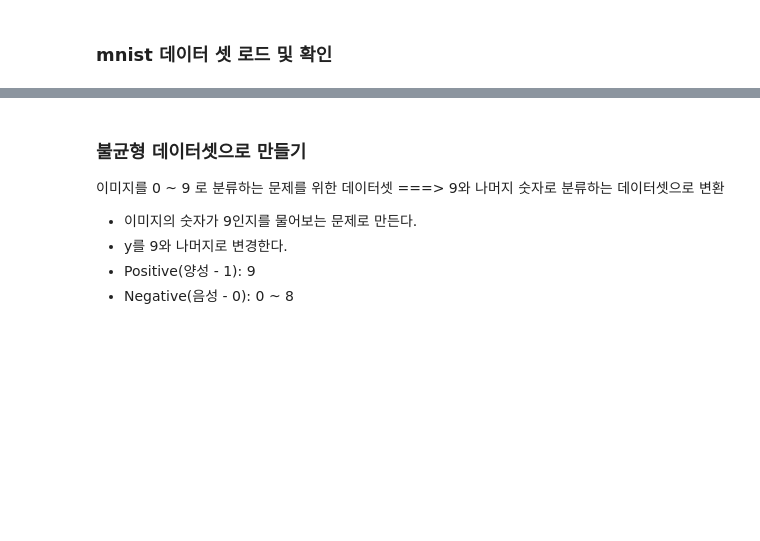
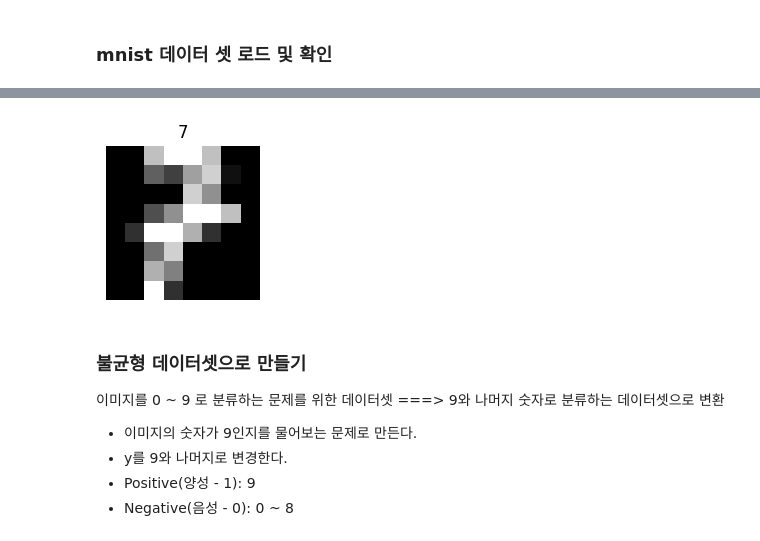
Before and after one commit to dawnhub/PLAYDATA-DA-35, a Jupyter notebook: classes/07_machine_learning/05_평가지표.ipynb, the cells around one changed output, grey strips where cells are left out. Cells and saved outputs as stored; diff of their text form; code cells hidden in the pictures; blank space fills up the shorter version.

```diff
--- a/classes/07_machine_learning/05_평가지표.ipynb
+++ b/classes/07_machine_learning/05_평가지표.ipynb
@@ -86,12 +123,14 @@ np.unique(y, return_counts=True)
 # %%
 ##### image 확인
-img_index = 0  # 확인할 image index
+img_index = 1200  # 확인할 image index
 plt.figure(figsize=(2, 2))
 img = X[img_index].reshape(8, 8)
 plt.imshow(img, cmap='gray')  # imshow(): image 출력 함수.
 plt.title(y[img_index])
 plt.axis('off')  # spine을 제거
 plt.show()
+# %% [output]
+[figure, added]
 # %% [markdown]
 ### 불균형 데이터셋으로 만들기
 이미지를 0 ~ 9 로 분류하는 문제를 위한 데이터셋 ===> 9와 나머지 숫자로 분류하는 데이터셋으로 변환
```
Also changed, not shown: parts of 85 cells of this notebook, 18 other files.
